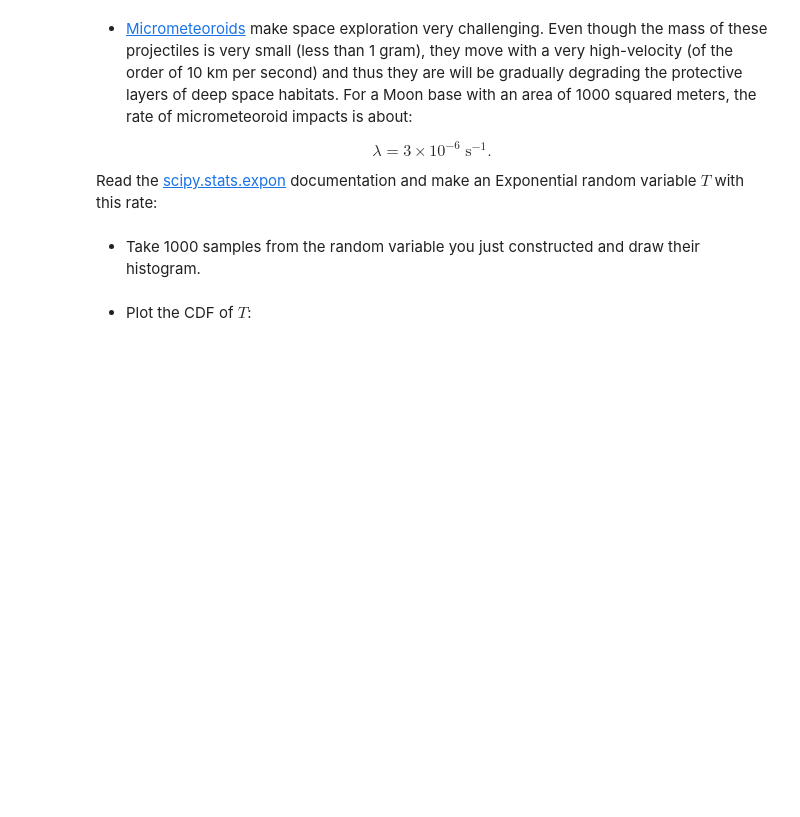
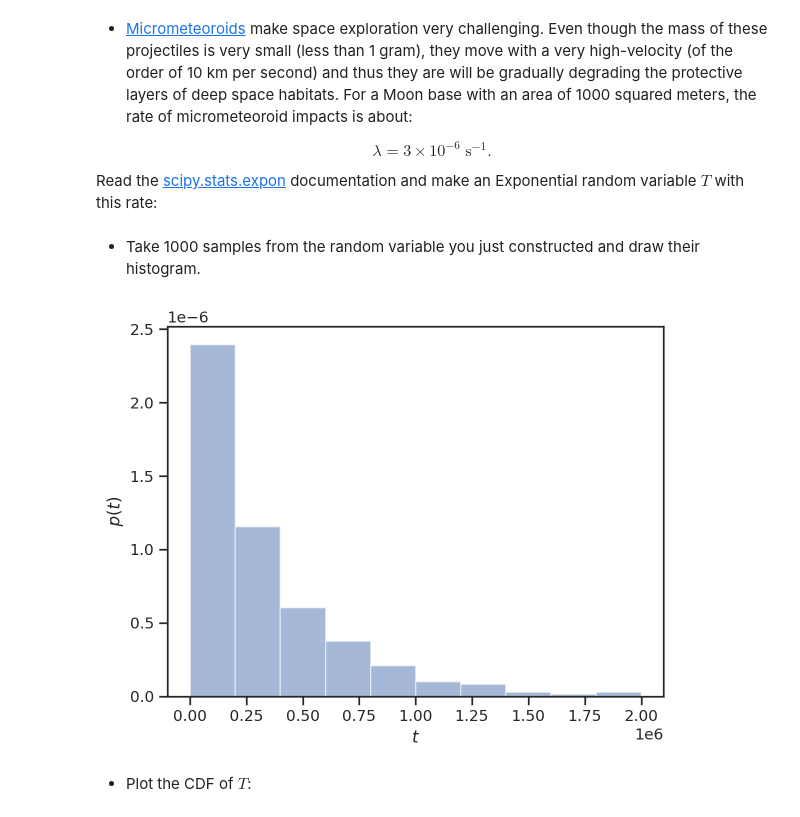
Before and after one commit to skrocket/ME239, a Jupyter notebook: lecture10/homework_10.ipynb, the cells around one changed output. Drawn from its saved outputs; the diff is of its cells as text; code cells hidden in the pictures; blank space fills up the shorter version.

```diff
--- a/lecture10/homework_10.ipynb
+++ b/lecture10/homework_10.ipynb
@@ -133,12 +136,17 @@ Read the [scipy.stats.expon](https://docs.scipy.org/doc/scipy/reference/generate
 # You cannot use lambda because it is a reserved word.
 # Call the rate lam instead:
 lam = 3e-6 # in inverse seconds
-T = st.expon(scale= # PICK THE RIGHT VALUE HERE
-             )
+T = st.expon(scale= 1/lam)
 # %% [markdown]
 + Take 1000 samples from the random variable you just constructed and draw their histogram.
 # %%
-# Your code here
+samples = T.rvs(size=1000)
+fig, ax = plt.subplots()
+ax.hist(samples, density=True, alpha=0.5)
+ax.set_xlabel('$t$')
+ax.set_ylabel('$p(t)$');
+# %% [output]
+[figure, added]
 # %% [markdown]
 + Plot the CDF of $T$:
 # %%
```
Also changed, not shown: parts of 7 cells of this notebook.
